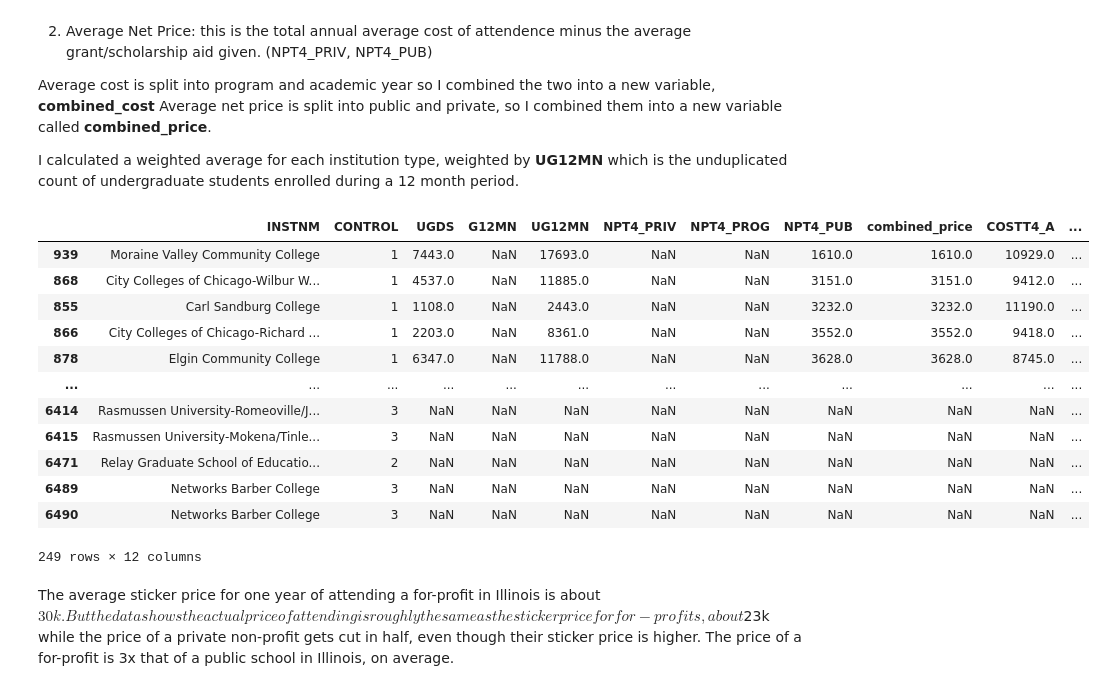
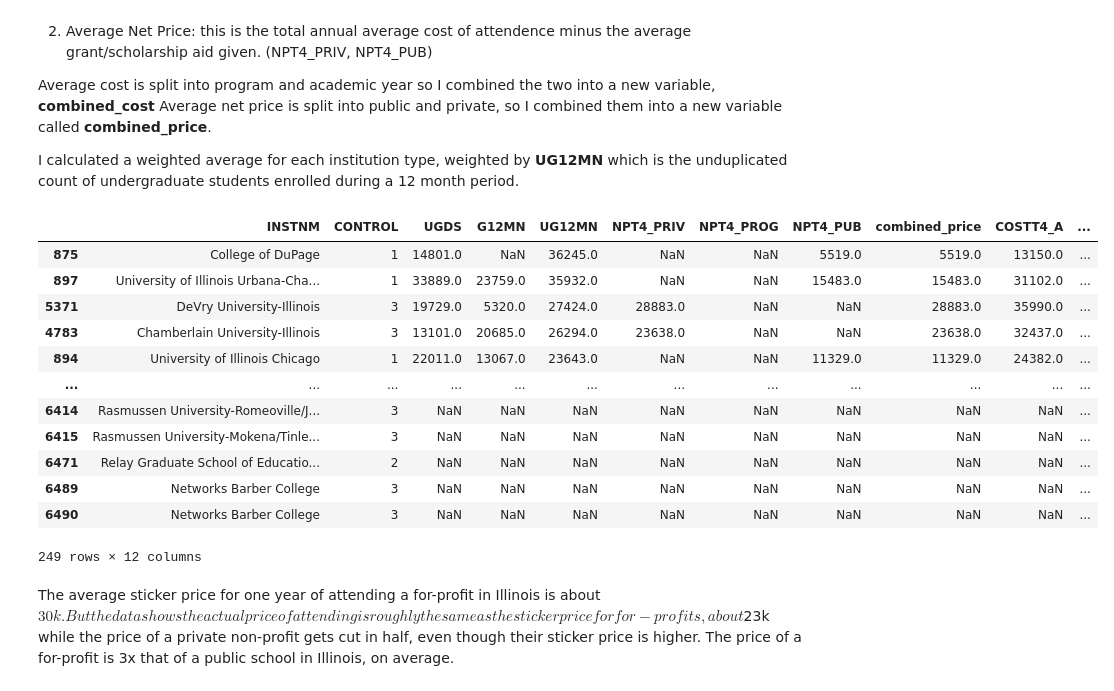
Before and after one commit to amyq96/stories, a Jupyter notebook: for-profit/scorecard-analysis.ipynb, the cells around one changed output. Cells and saved outputs as stored; diff of their text form; code cells hidden in the pictures.

```diff
--- a/for-profit/scorecard-analysis.ipynb
+++ b/for-profit/scorecard-analysis.ipynb
@@ -92,14 +102,14 @@ il['combined_price'] = il.apply(lambda row: row['NPT4_PRIV'] if pd.isna(row['NPT
 df['combined_price'] = df.apply(lambda row: row['NPT4_PRIV'] if pd.isna(row['NPT4_PUB']) else row['NPT4_PUB'], axis=1)
 # %%
 # inspect data
-il[['INSTNM','CONTROL','UGDS','G12MN','UG12MN','NPT4_PRIV','NPT4_PROG','NPT4_PUB','combined_price','COSTT4_A','COSTT4_P','combined_cost']].sort_values('NPT4_PUB')
+il[['INSTNM','CONTROL','UGDS','G12MN','UG12MN','NPT4_PRIV','NPT4_PROG','NPT4_PUB','combined_price','COSTT4_A','COSTT4_P','combined_cost']].sort_values('UG12MN', ascending=False)
 # %% [output]
 |  | INSTNM | CONTROL | UGDS | G12MN | UG12MN | NPT4_PRIV | NPT4_PROG | NPT4_PUB | combined_price | COSTT4_A | ... |
-| 939 | Moraine Valley Community College | 1 | 7443.0 | NaN | 17693.0 | NaN | NaN | 1610.0 | 1610.0 | 10929.0 | ... |
-| 868 | City Colleges of Chicago-Wilbur W... | 1 | 4537.0 | NaN | 11885.0 | NaN | NaN | 3151.0 | 3151.0 | 9412.0 | ... |
-| 855 | Carl Sandburg College | 1 | 1108.0 | NaN | 2443.0 | NaN | NaN | 3232.0 | 3232.0 | 11190.0 | ... |
-| 866 | City Colleges of Chicago-Richard ... | 1 | 2203.0 | NaN | 8361.0 | NaN | NaN | 3552.0 | 3552.0 | 9418.0 | ... |
-| 878 | Elgin Community College | 1 | 6347.0 | NaN | 11788.0 | NaN | NaN | 3628.0 | 3628.0 | 8745.0 | ... |
+| 875 | College of DuPage | 1 | 14801.0 | NaN | 36245.0 | NaN | NaN | 5519.0 | 5519.0 | 13150.0 | ... |
+| 897 | University of Illinois Urbana-Cha... | 1 | 33889.0 | 23759.0 | 35932.0 | NaN | NaN | 15483.0 | 15483.0 | 31102.0 | ... |
+| 5371 | DeVry University-Illinois | 3 | 19729.0 | 5320.0 | 27424.0 | 28883.0 | NaN | NaN | 28883.0 | 35990.0 | ... |
+| 4783 | Chamberlain University-Illinois | 3 | 13101.0 | 20685.0 | 26294.0 | 23638.0 | NaN | NaN | 23638.0 | 32437.0 | ... |
+| 894 | University of Illinois Chicago | 1 | 22011.0 | 13067.0 | 23643.0 | NaN | NaN | 11329.0 | 11329.0 | 24382.0 | ... |
 | ... | ... | ... | ... | ... | ... | ... | ... | ... | ... | ... | ... |
 | 6414 | Rasmussen University-Romeoville/J... | 3 | NaN | NaN | NaN | NaN | NaN | NaN | NaN | NaN | ... |
 | 6415 | Rasmussen University-Mokena/Tinle... | 3 | NaN | NaN | NaN | NaN | NaN | NaN | NaN | NaN | ... |
```
Also changed, not shown: parts of 143 cells of this notebook.
